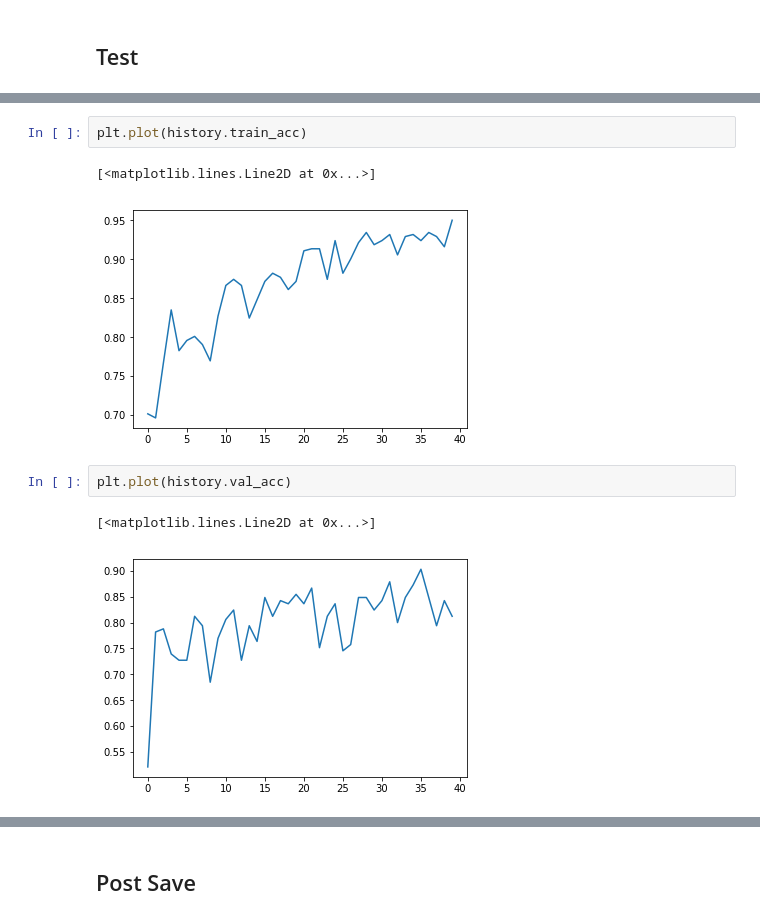
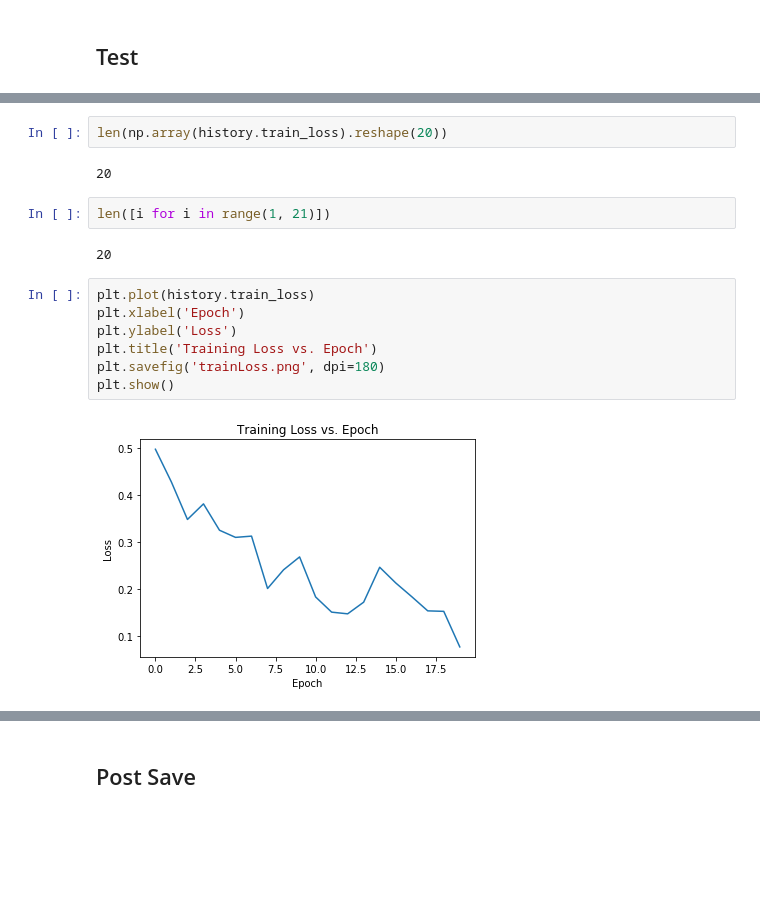
Before and after one commit to cSchubes/icbinbSpaceApps18, a Jupyter notebook: CNN/CNN.ipynb, the cells around one changed output, grey strips where cells are left out. Drawn from its saved outputs; the diff is of its cells as text; blank space fills up the shorter version.

```diff
--- a/CNN/CNN.ipynb
+++ b/CNN/CNN.ipynb
@@ -291,10 +330,17 @@ plt.plot(history.val_loss[3:])
-# %%
-plt.plot(history.train_acc)
-# %% [output]
-[<matplotlib.lines.Line2D at 0x...>]
-[figure, removed]
-# %%
-plt.plot(history.val_acc)
-# %% [output]
-[<matplotlib.lines.Line2D at 0x...>]
-[figure, removed]
+# %%
+len(np.array(history.train_loss).reshape(20))
+# %% [output]
+20
+# %%
+len([i for i in range(1, 21)])
+# %% [output]
+20
+# %%
+plt.plot(history.train_loss)
+plt.xlabel('Epoch')
+plt.ylabel('Loss')
+plt.title('Training Loss vs. Epoch')
+plt.savefig('trainLoss.png', dpi=180)
+plt.show()
+# %% [output]
+[figure, added]
```
Also changed, not shown: parts of 16 cells of this notebook, 21 other files.
